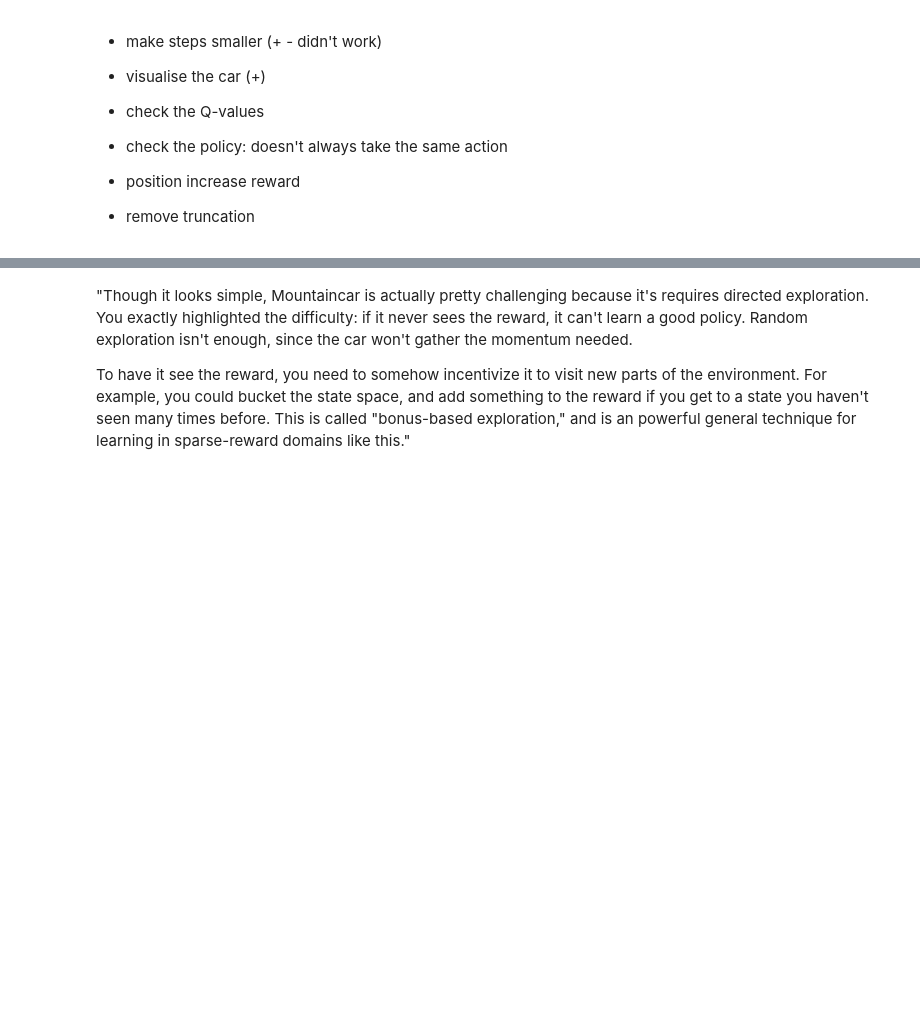
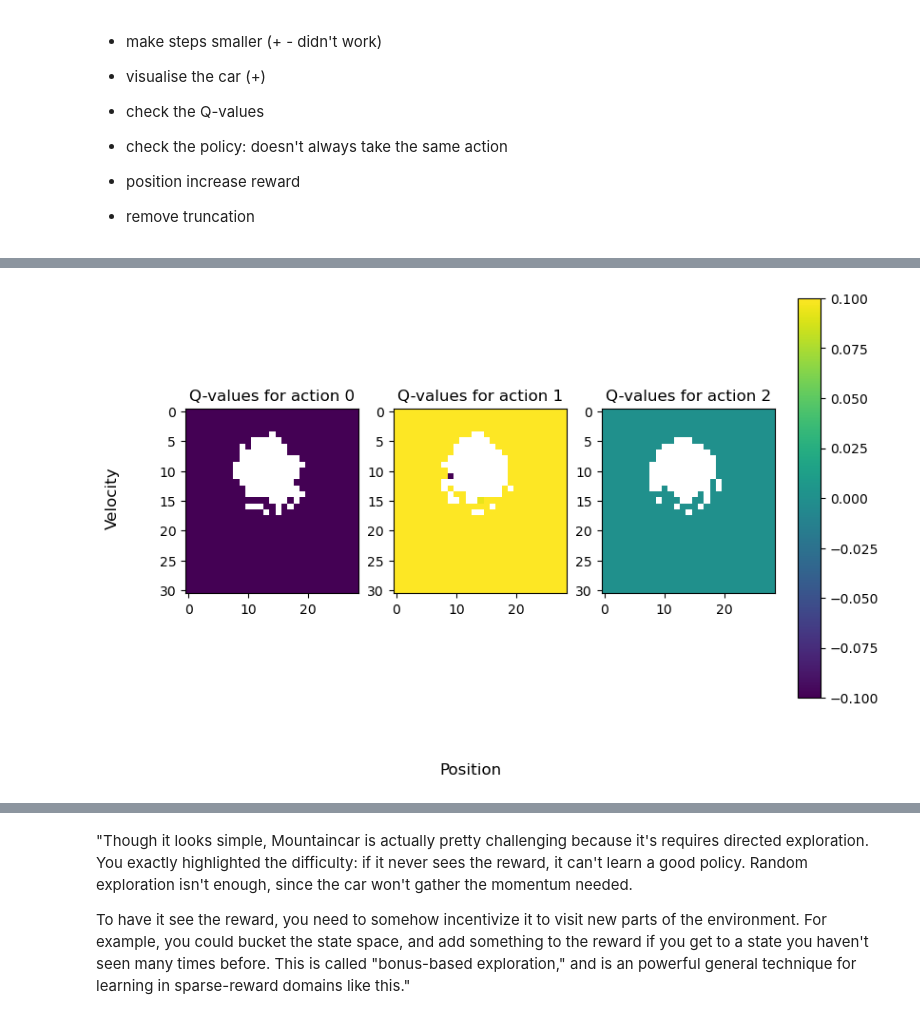
Before and after one commit to marindigen/mountain_car, a Jupyter notebook: dyna_agent.ipynb, the cells around one changed output, grey strips where cells are left out. Cells and saved outputs as stored; diff of their text form; code cells hidden in the pictures; blank space fills up the shorter version.

```diff
--- a/dyna_agent.ipynb
+++ b/dyna_agent.ipynb
@@ -127,7 +128,7 @@ During training, the agent builds a model of the environment consisting of two k
 # check
 
 class DynaAgent:
-    def __init__(self, state_space, action_space, discr_step=np.array([0.025, 0.005]), gamma=0.99, epsilon=0.9, k=10):
+    def __init__(self, state_space, action_space, discr_step=np.array([0.06, 0.005]), gamma=0.99, epsilon=0.9, k=10):
         self.discr_step = discr_step
         self.gamma = gamma
         self.epsilon = epsilon
@@ -138,7 +139,7 @@ class DynaAgent:
         self.R = np.zeros((self.nstates[0], self.nstates[1], self.nactions))
         self.Q = np.zeros((self.nstates[0], self.nstates[1], self.nactions))
         self.visits = np.zeros((self.nstates[0], self.nstates[1], self.nactions), dtype=int)
-        self.learning_rate = 0.1
+        self.learning_rate = 0.01
         self.position_list = []
         self.velocity_list = []
         self.delta_t = 0.1
@@ -155,11 +156,11 @@ class DynaAgent:
         self.R[s_discrete[0], s_discrete[1], a] += self.learning_rate * (r - self.R[s_discrete[0], s_discrete[1], a])
         self.P[s_discrete[0], s_discrete[1], a, s_prime_discrete[0], s_prime_discrete[1]] += self.learning_rate # controls how much the Q-values are updated at each step while moving towards the minimum of a loss function
 
-    def update_Q_value(self, s, a):
-        print("Q values:", np.mean(self.Q))
-        print("R values:", np.mean(self.R))
+    def update_Q_value(self, s, s_prime, a):
+        #print("Q values:", np.mean(self.Q))
+        #print("R values:", np.mean(self.R))
         s_discrete =  s #self.discretize_state(s)
-        future_rewards = self.P[s_discrete[0], s_discrete[1], a] * np.max(self.Q)
+        future_rewards = self.P[s[0], s[1], a] * np.max(self.Q)
         self.Q[s_discrete[0], s_discrete[1], a] = self.R[s_discrete[0], s_discrete[1], a] + self.gamma * np.sum(future_rewards)
 
     def simulate(self):
@@ -179,18 +180,19 @@ class DynaAgent:
             s_prime = np.unravel_index(chosen_index, shape=self.nstates)
             # Retrieve the reward for this state-action pair
             reward = self.R[s[0], s[1], a]
-            #if s_prime[1] > s[1]:
-            #    reward += 1
-
             # Find the maximum Q-value for the next state across all possible actions
             max_q_next = np.max(self.Q[s_prime[0], s_prime[1]])
+
+            #future_rewards = self.P[s[0], s[1], a] * np.max(self.Q[s_prime[0], s_prime[1]])
+            #self.Q[s[0], s[1], a] = self.R[s[0], s[1], a] + self.gamma * np.sum(future_rewards)
 
             # Update Q-value using the learning rate, reward, and discount factor
             self.Q[s[0], s[1], a] += self.learning_rate * (reward + self.gamma * max_q_next - self.Q[s[0], s[1], a])
 
     def choose_action(self, state):
+        """More random action in the beginning, more greedy towards the end"""
         if np.random.rand() < self.epsilon:
-            return np.random.randint(self.nactions)
+            return env.action_space.sample()
         else:
             s_discrete = state #self.discretize_state(state)
             return np.argmax(self.Q[s_discrete[0], s_discrete[1]])
@@ -336,0 +359,25 @@ Total reward: -163.0
+# %%
+# Plotting the Q-values
+fig, ax = plt.subplots(1, 3, figsize=(8, 6))
+
+# Display the Q-values for each action
+im = ax[0].imshow(agent.Q[:, :, 0], cmap='viridis')
+ax[0].set_title('Q-values for action 0')
+
+im = ax[1].imshow(agent.Q[:, :, 1], cmap='viridis')
+ax[1].set_title('Q-values for action 1')
+
+im = ax[2].imshow(agent.Q[:, :, 2], cmap='viridis')
+ax[2].set_title('Q-values for action 2')
+
+# Add a colorbar to the right of the subplots
+cbar_ax = fig.add_axes([0.93, 0.15, 0.03, 0.7])  # Adjust these values as needed for proper positioning
+fig.colorbar(im, cax=cbar_ax)
+fig.supxlabel('Position')
+fig.supylabel('Velocity')
+
+# Adjust layout to make room for the colorbar
+#fig.tight_layout(rect=[0, 0, 0.9, 1])
+plt.show()
+# %% [output]
+[figure, added]
```
Also changed, not shown: parts of 9 cells of this notebook, 1 other file.
